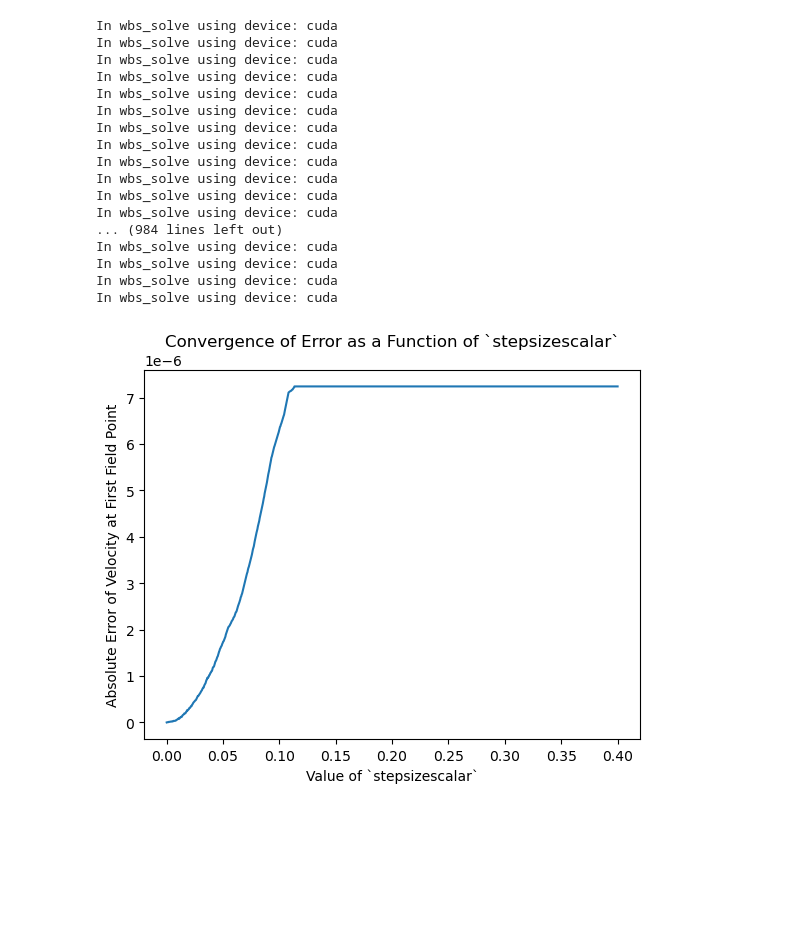
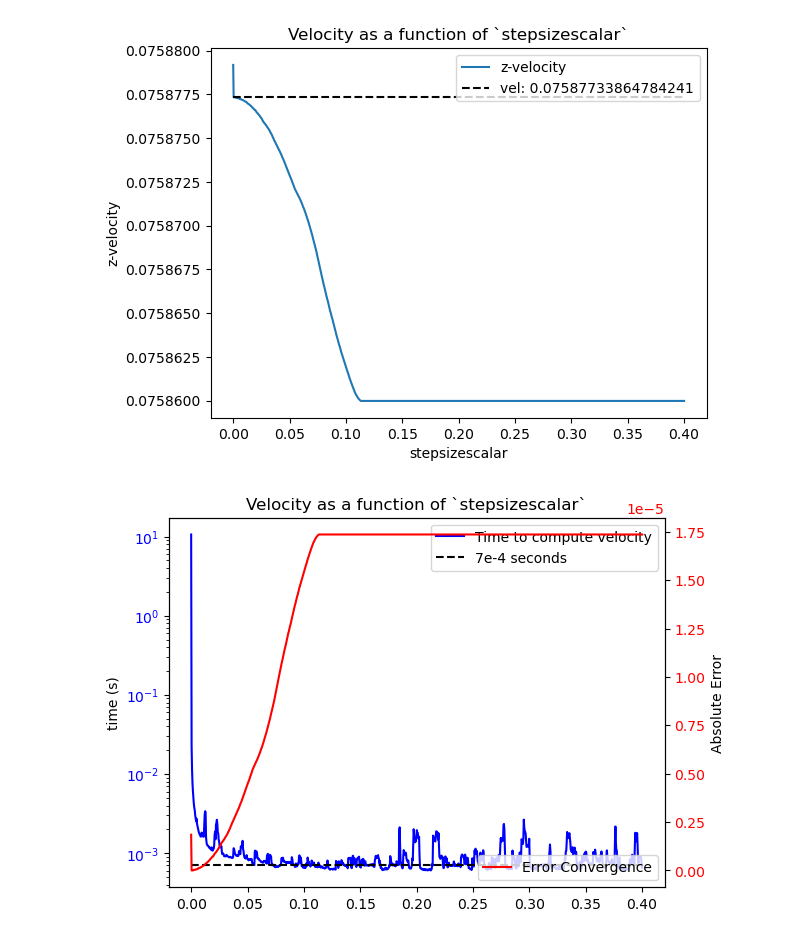
Before and after one commit to colecooper100/vorpy, a Jupyter notebook: test_import.ipynb, the cells around one changed output. Drawn from its saved outputs; the diff is of its cells as text; code cells hidden in the pictures; blank space fills up the shorter version.

```diff
--- a/test_import.ipynb
+++ b/test_import.ipynb
@@ -78,10 +80,17 @@ plt.show()
 
 # print('vels:\n', vels)
 
-sizearray = np.linspace(1e-4, 0.4, 1000)
+# I know from the eps() function in Julia that
+# the smallest division between two floating
+# point numbers that Float32 can represent is
+# 1.1920929f-7 and the smallest value for a step
+# size is 5*1.1920929f-7.
+sizearray = np.linspace(1e-6, 0.4, 1000)
 
 vels = []
+times = []
 for ssize in sizearray:
+    tstart = time.time_ns()
     vels.append(vp.wbs_solve(fps,
                         vpps,
                         crads,
@@ -89,22 +98,40 @@ for ssize in sizearray:
                         device='cuda',
                         stepsizescalar=ssize))
 
+    times.append((time.time_ns() - tstart) / 1e9)
+
+times = np.array(times)
 vels = np.array(vels)
-# %% [output]
-In wbs_solve using device: cuda
-In wbs_solve using device: cuda
-In wbs_solve using device: cuda
-In wbs_solve using device: cuda
-In wbs_solve using device: cuda
-In wbs_solve using device: cuda
-In wbs_solve using device: cuda
-In wbs_solve using device: cuda
-In wbs_solve using device: cuda
-In wbs_solve using device: cuda
-In wbs_solve using device: cuda
-In wbs_solve using device: cuda
-... (984 lines left out)
-In wbs_solve using device: cuda
-In wbs_solve using device: cuda
-In wbs_solve using device: cuda
-In wbs_solve using device: cuda
+# %%
+VEL = vels[1, 0, 2]
+plt.plot(sizearray, vels[:, 0, 2], label='z-velocity')
+plt.hlines(VEL, sizearray[0], sizearray[-1], label=f'vel: {VEL}', linestyles='dashed', colors='k')
+plt.title('Velocity as a function of `stepsizescalar`')
+plt.xlabel('stepsizescalar')
+plt.ylabel('z-velocity')
+plt.legend()
+plt.show()
+
+fig, ax1 = plt.subplots()
+ax1.plot(sizearray, times, label='Time to compute velocity', color='b')
+ax1.hlines(7e-4, sizearray[0], sizearray[-1], label=f'7e-4 seconds', linestyles='dashed', colors='k')
+ax1.set_yscale('log')
+ax1.tick_params(axis='y', labelcolor='b')
+ax1.set_ylabel('time (s)')
+ax1.legend()
+# Got this info from https://matplotlib.org/stable/gallery/subplots_axes_and_figures/two_scales.html
+# Instantiate a second axes that shares the same x-axis
+ax2 = ax1.twinx()
+ax2.plot(sizearray, np.abs(vels[:, 0, 2] - VEL), label='Error Convergence', color='r')
+ax2.tick_params(axis='y', labelcolor='r')
+# ax2.set_ylim(0, 2e-5)
+ax2.set_ylabel('Absolute Error')
+ax2.legend()
+plt.title('Velocity as a function of `stepsizescalar`')
+plt.xlabel('stepsizescalar')
+# plt.xlim(0, 0.01)
+# plt.legend()
+plt.show()
+# %% [output]
+[figure, added]
+[figure, added]
@@ -111,8 +140,6 @@ In wbs_solve using device: cuda
 # %%
-plt.plot(sizearray, np.abs(vels[:, 0, 2] - vels[0, 0, 2]))  # , 'o-')
-plt.xlabel('Value of `stepsizescalar`')
-plt.ylabel('Absolute Error of Velocity at First Field Point')
-plt.title('Convergence of Error as a Function of `stepsizescalar`')
-plt.show()
+# plt.plot(sizearray, np.abs(vels[:, 0, 2] - vels[0, 0, 2]))  # , 'o-')
+# plt.xlabel('Value of `stepsizescalar`')
+# plt.ylabel('Absolute Error of Velocity at First Field Point')
+# plt.title('Convergence of Error as a Function of `stepsizescalar`')
+# plt.show()
-# %% [output]
-[figure, removed]
```
Also changed, not shown: parts of 6 cells of this notebook, 3 other files.
